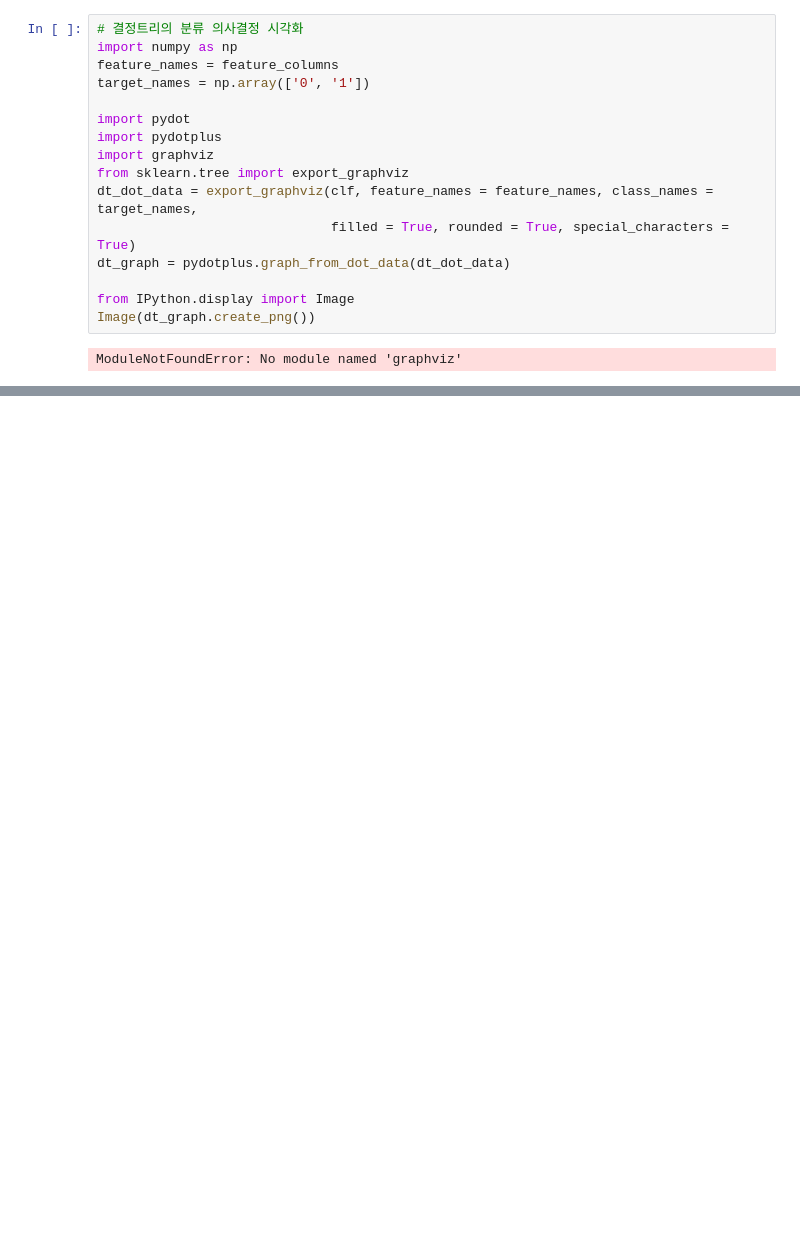
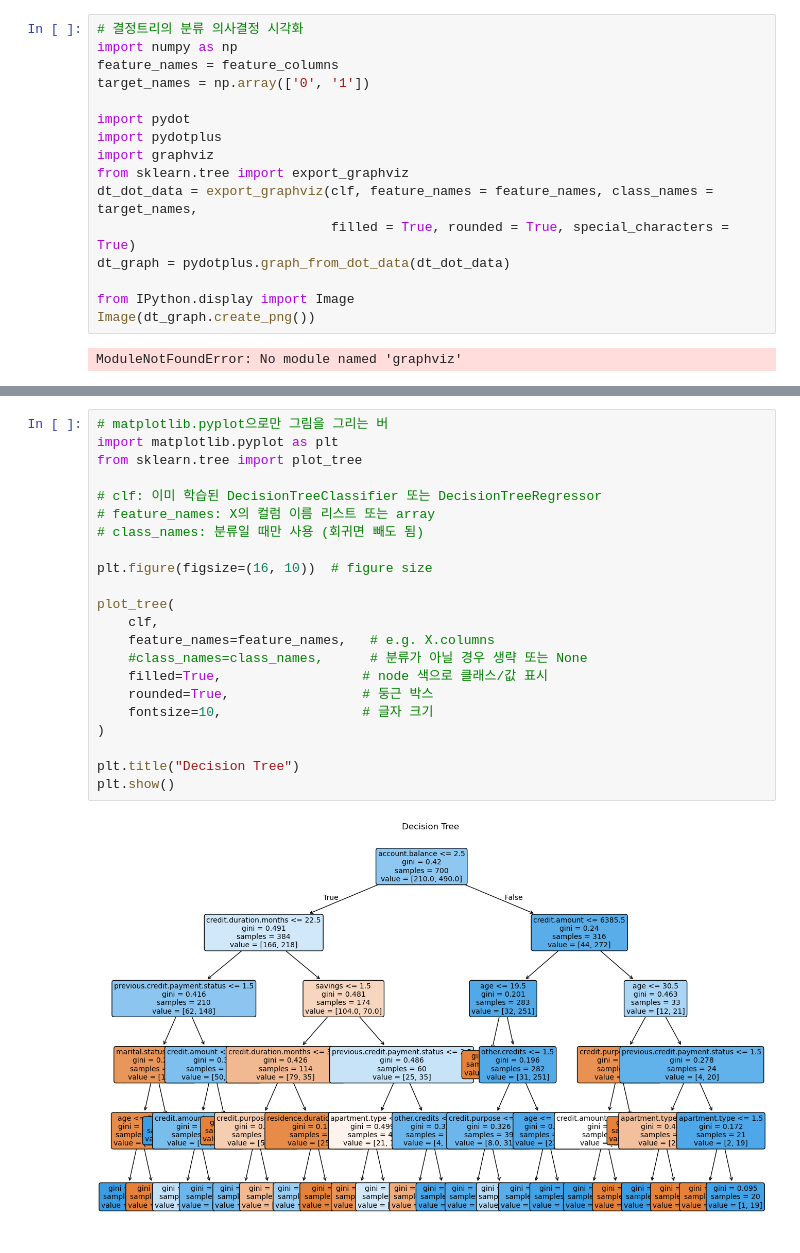
Before and after one commit to shbang-cmd/python_onebook, a Jupyter notebook: 파이썬한권으로끝내기_6장.ipynb, the cells around one changed output, grey strips where cells are left out. Drawn from its saved outputs; the diff is of its cells as text; blank space fills up the shorter version.

```diff
--- a/파이썬한권으로끝내기_6장.ipynb
+++ b/파이썬한권으로끝내기_6장.ipynb
@@ -1874,0 +1875,24 @@ Warning: Could not load "C:\Users\wook7\anaconda3\Library\bin\gvplugin_pango.dll
+# %%
+# matplotlib.pyplot으로만 그림을 그리는 버
+import matplotlib.pyplot as plt
+from sklearn.tree import plot_tree
+
+# clf: 이미 학습된 DecisionTreeClassifier 또는 DecisionTreeRegressor
+# feature_names: X의 컬럼 이름 리스트 또는 array
+# class_names: 분류일 때만 사용 (회귀면 빼도 됨)
+
+plt.figure(figsize=(16, 10))  # figure size
+
+plot_tree(
+    clf,
+    feature_names=feature_names,   # e.g. X.columns
+    #class_names=class_names,      # 분류가 아닐 경우 생략 또는 None
+    filled=True,                  # node 색으로 클래스/값 표시
+    rounded=True,                 # 둥근 박스
+    fontsize=10,                  # 글자 크기
+)
+
+plt.title("Decision Tree")
+plt.show()
+# %% [output]
+[figure, added]
```
Also changed, not shown: parts of 9 cells of this notebook.
